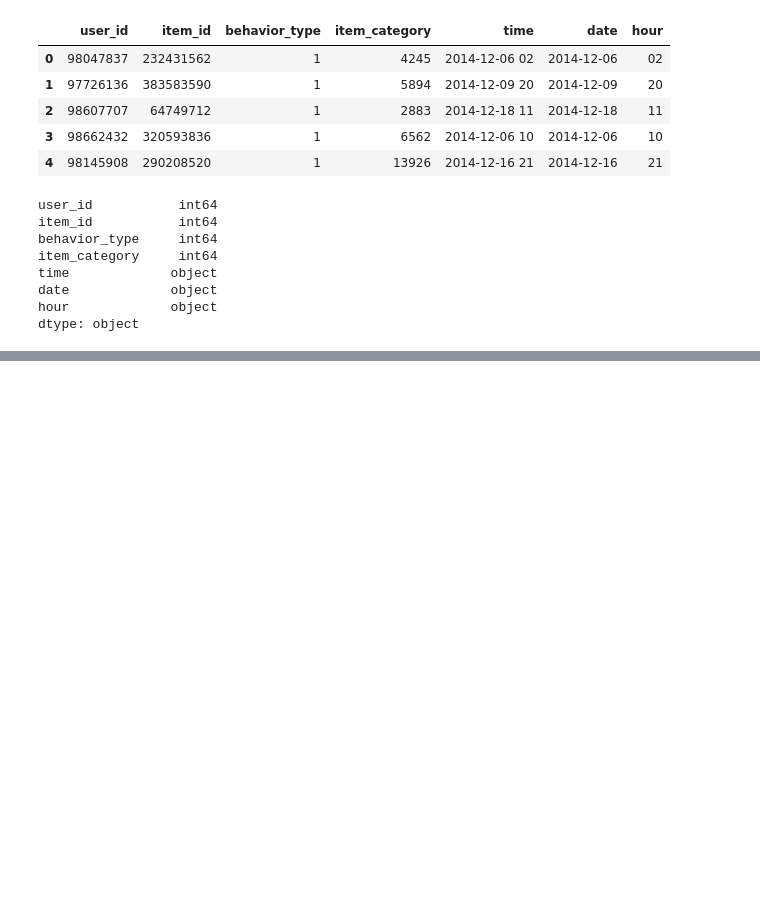
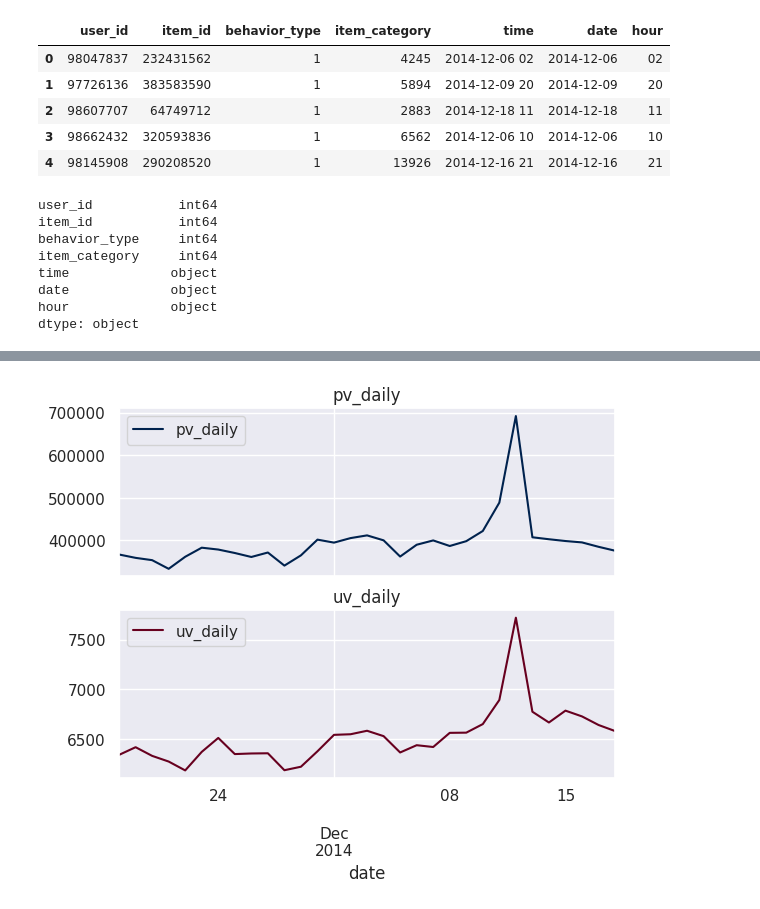
Before and after one commit to junglefire/data_insight, a Jupyter notebook: tianchi/淘宝用户购物行为数据可视化分析baseline.ipynb, the cells around one changed output, grey strips where cells are left out. Drawn from its saved outputs; the diff is of its cells as text; code cells hidden in the pictures; blank space fills up the shorter version.

```diff
--- a/tianchi/淘宝用户购物行为数据可视化分析baseline.ipynb
+++ b/tianchi/淘宝用户购物行为数据可视化分析baseline.ipynb
@@ -96,0 +114,9 @@ data_user.dtypes
+# %%
+# 计算PV: PageView , UV: UniqueView
+# PV: select count(user_id) from data_user group by "date";
+# UV: select count(distinct(user_id)) from data_user group by "date";
+
+pv_daily = data_user.groupby('date')['user_id'].count()
+pv_daily = pv_daily.reset_index()
+pv_daily = pv_daily.rename(columns={'user_id':'pv_daily'})
+pv_daily
@@ -96,0 +141,6 @@ data_user.dtypes
+# %%
+# 计算UV
+uv_daily = data_user.groupby('date')['user_id'].apply(lambda x: len(x.unique()))
+uv_daily = uv_daily.reset_index()
+uv_daily = uv_daily.rename(columns = {'user_id':'uv_daily'})
+uv_daily
@@ -96,0 +165,12 @@ data_user.dtypes
+# %%
+# 可视化
+fig, axes = plt.subplots(2,1,sharex=True)
+# pv_daily: pandas 对象
+# Matplotlib, Pandas , histplot:  柱状图
+pv_daily.plot(x='date', y='pv_daily', ax=axes[0], colormap='cividis')
+uv_daily.plot(x='date', y='uv_daily', ax=axes[1], colormap='RdGy')
+axes[0].set_title('pv_daily')
+axes[1].set_title('uv_daily')
+plt.show()
+# %% [output]
+[figure, added]
```
Also changed, not shown: parts of 13 cells of this notebook.
